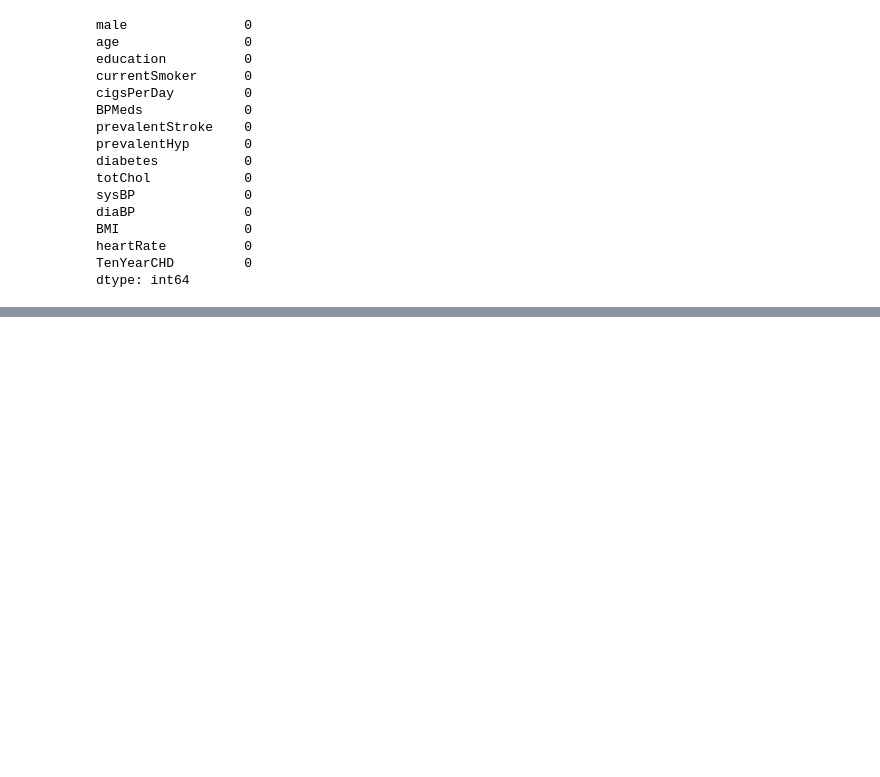
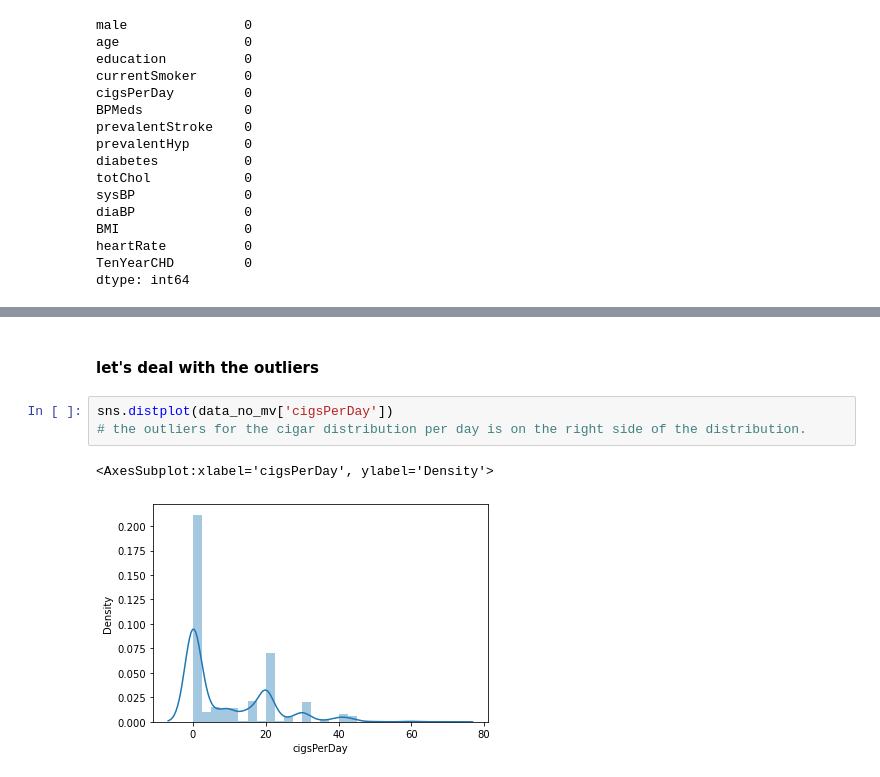
Before and after one commit to Poorya0071/Classification, a Jupyter notebook: Heart_ML.ipynb, the cells around one changed output, grey strips where cells are left out. Cells and saved outputs as stored; diff of their text form; blank space fills up the shorter version.

Commit message:
Outliers

```diff
--- a/Heart_ML.ipynb
+++ b/Heart_ML.ipynb
@@ -92,3 +92,11 @@ data_no_mv.describe()
 | 50% | 0.000000 | 49.000000 | 2.000000 | 0.000000 | 0.000000 | 0.000000 | 0.000000 | 0.000000 | ... |
 | 75% | 1.000000 | 56.000000 | 3.000000 | 1.000000 | 20.000000 | 0.000000 | 0.000000 | 1.000000 | ... |
 | max | 1.000000 | 70.000000 | 4.000000 | 1.000000 | 70.000000 | 1.000000 | 1.000000 | 1.000000 | ... |
+# %% [markdown]
+#### let's deal with the outliers
+# %%
+sns.distplot(data_no_mv['cigsPerDay'])
+# the outliers for the cigar distribution per day is on the right side of the distribution.
+# %% [output]
+<AxesSubplot:xlabel='cigsPerDay', ylabel='Density'>
+[figure, added]
```
Also changed, not shown: parts of 14 cells of this notebook.
